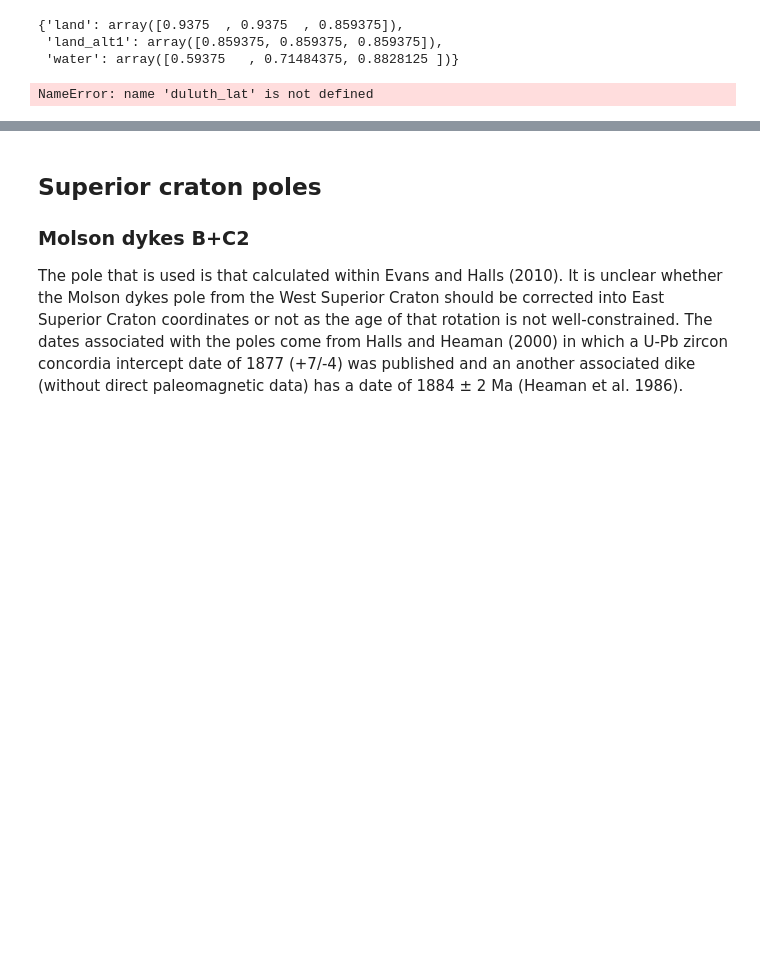
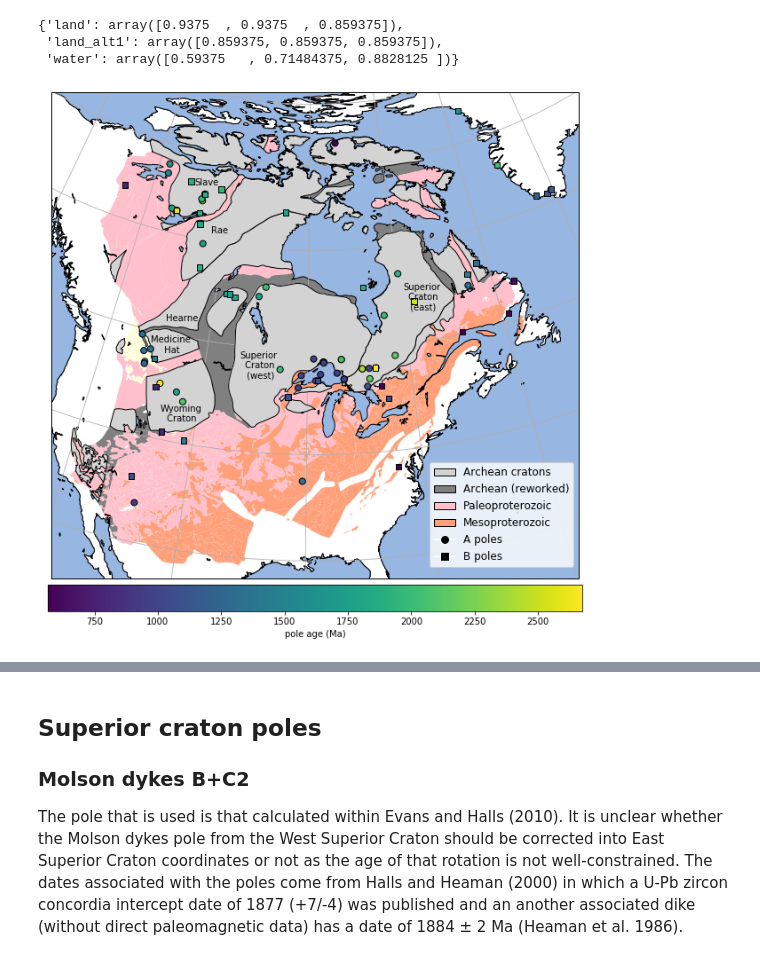
Before and after one commit to Swanson-Hysell-Group/Laurentia_Paleogeography, a Jupyter notebook: figures_analysis.ipynb, the cells around one changed output, grey strips where cells are left out. Drawn from its saved outputs; the diff is of its cells as text; code cells hidden in the pictures; blank space fills up the shorter version.

```diff
--- a/figures_analysis.ipynb
+++ b/figures_analysis.ipynb
@@ -18,6 +22,6 @@ import numpy as np
 duluth_lat = 46.7867
 duluth_lon = 92.1005 + 180
 # %%
-A_poles = pd.read_excel('Data/Laurentia_poles_Precambrian.xlsx')
-A_poles
+all_poles = pd.read_excel('Data/Leirubakki_Laurentia.xlsx')
+all_poles.columns
 # %% [output]
@@ -42,3 +45,6 @@ A_poles
+# %%
+all_poles_A = all_poles[all_poles['Grade']=='A']
+all_poles_B = all_poles[all_poles['Grade']=='B']
 # %% [markdown]
 ## Figure 1
 
@@ -137,55 +143,69 @@ for unit in units:
                       facecolor='lightgrey',edgecolor='black',
                       label=unit.attributes['Unit'],zorder=99)
 
-Archean = mpatches.Rectangle((0, 0), 1, 1, facecolor="lightgrey")
-Reworked_Archean = mpatches.Rectangle((0, 0), 1, 1, facecolor="grey")
-Paleoprot = mpatches.Rectangle((0, 0), 1, 1, facecolor="pink")
-Mesoprot = mpatches.Rectangle((0, 0), 1, 1, facecolor="LightSalmon")
-labels = ['Archean cratons',
-          'Archean (reworked)',
-          'Paleoproterozoic',
-          'Mesoproterozoic']
-plt.legend([Archean, Reworked_Archean,Paleoprot,Mesoprot], labels, loc='upper right',
-           bbox_to_anchor=(1,0.23), fancybox=True, fontsize = 14)
 
 ax.gridlines()
 ax.add_feature(lakes, edgecolor='black')
 ax.add_feature(ocean, edgecolor='black')
-pole_locales = ax.scatter(A_poles.SLONG.tolist(), A_poles.SLAT.tolist(),
-           c=A_poles['nominal age'].tolist(),
+
+A_pole_locales = ax.scatter(all_poles_A.SLONG.tolist(), all_poles_A.SLAT.tolist(),
+           c=all_poles_A['nominal age'].tolist(),
            edgecolors='black', s=50,
+           transform=ccrs.Geodetic(),zorder=100)
+
+B_pole_locales = ax.scatter(all_poles_B.SLONG.tolist(), all_poles_B.SLAT.tolist(),
+           c=all_poles_B['nominal age'].tolist(),
+           edgecolors='black', s=40, marker='s',
            transform=ccrs.Geodetic(),zorder=100)
 
 plt.text(-97, 47, 'Superior\n Craton\n (west)',
          horizontalalignment='center',
          transform=ccrs.Geodetic(),zorder=101)
 
 plt.text(-72, 53, 'Superior\n Craton\n (east)',
          horizontalalignment='center',
          transform=ccrs.Geodetic(),zorder=101)
 
 plt.text(-107,42, 'Wyoming\n Craton',
          horizontalalignment='center',
          transform=ccrs.Geodetic(),zorder=101)
 
 plt.text(-110.25,48.25, 'Medicine\n Hat',
          horizontalalignment='center',
          transform=ccrs.Geodetic(),zorder=101)
 
 plt.text(-109.5,51.5, 'Hearne',
          horizontalalignment='center',
          transform=ccrs.Geodetic(),zorder=101)
 
 plt.text(-106,61, 'Rae',
          horizontalalignment='center',
          transform=ccrs.Geodetic(),zorder=101)
 
 plt.text(-110,66, 'Slave',
          horizontalalignment='center',
          transform=ccrs.Geodetic(),zorder=101)
 
-plt.colorbar(pole_locales,orientation='horizontal',pad=0.01,shrink=0.9,label='pole age (Ma)')
+
+legend_elements = [Patch(facecolor='lightgrey', edgecolor='k',
+                         label='Archean cratons'),
+                   Patch(facecolor='grey', edgecolor='k',
+                         label='Archean (reworked)'),
+                    Patch(facecolor='pink', edgecolor='k',
+                         label='Paleoproterozoic'),
+                    Patch(facecolor='LightSalmon', edgecolor='k',
+                         label='Mesoproterozoic'),
+                   Line2D([0], [0], marker='o', color='w', label='A poles',
+                          markerfacecolor='k', markersize=10),
+                   Line2D([0], [0], marker='s', color='w', label='B poles',
+                          markerfacecolor='k', markersize=10)]
+
+plt.legend(handles=legend_elements, loc='upper right',
+           bbox_to_anchor=(1,0.25), fancybox=True, fontsize = 12)
+
+
+plt.colorbar(B_pole_locales,orientation='horizontal',pad=0.01,shrink=0.9,label='pole age (Ma)')
 plt.savefig('./Figures/Fig1_map.pdf')
 plt.show()
 # %% [output]
-NameError: name 'duluth_lat' is not defined
+[figure, added]
```
Also changed, not shown: parts of 10 cells of this notebook, 3 other files.
